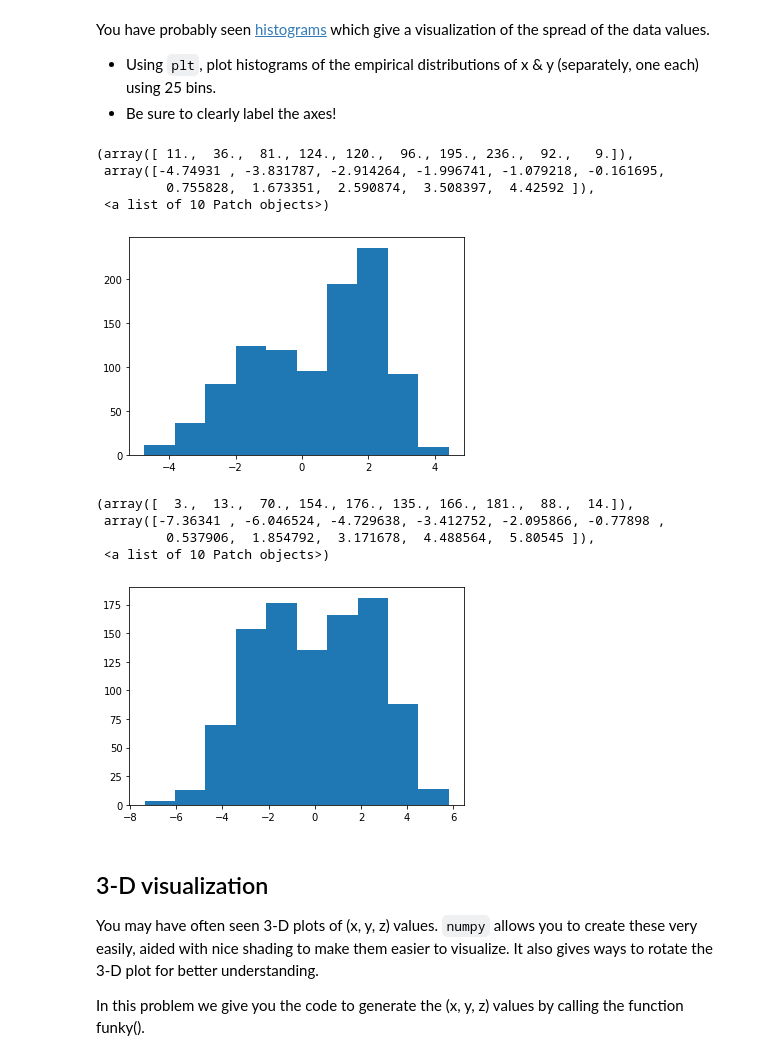
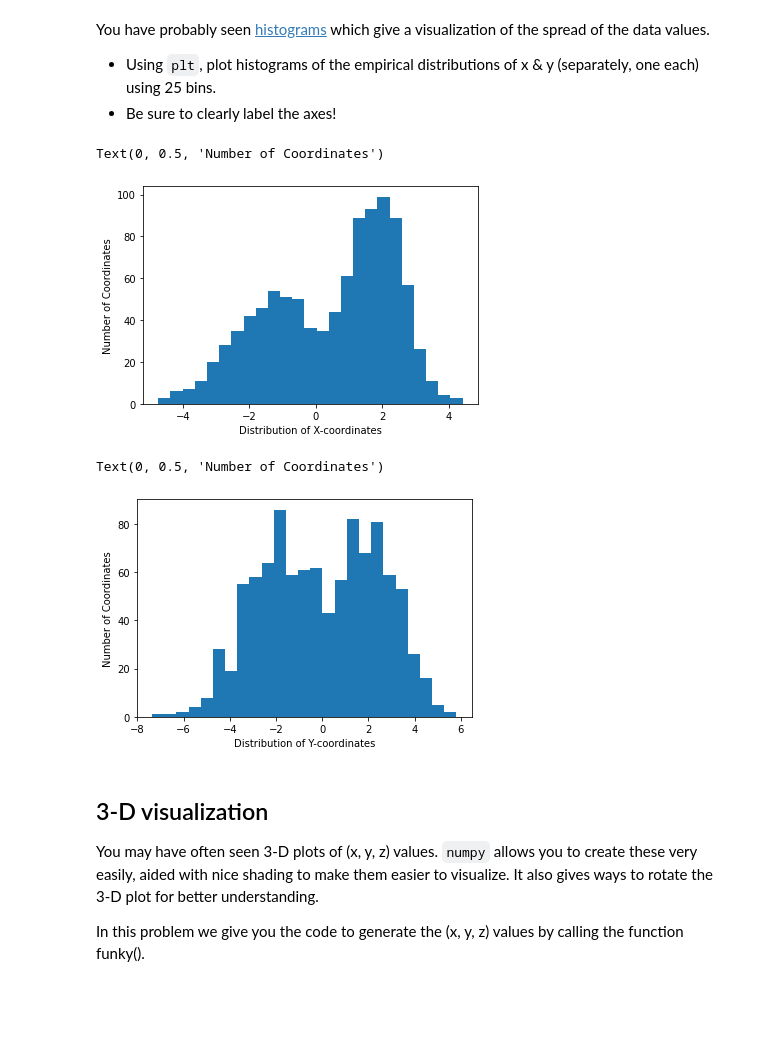
Before and after one commit to qhowery/COS324_PA0, a Jupyter notebook: COS324_P0A.ipynb, the cells around one changed output. Saved outputs shown, nothing was run; the diff lists cells and outputs as text; code cells hidden in the pictures; blank space fills up the shorter version.

```diff
--- a/COS324_P0A.ipynb
+++ b/COS324_P0A.ipynb
@@ -102,22 +102,20 @@ You have probably seen [histograms](https://en.wikipedia.org/wiki/Histogram) whi
 * Be sure to clearly label the axes!
 # %%
 # YOUR CODE GOES HERE: PLOT HISTOGRAM FOR X
-plt.hist(x)
+plt.hist(x, bins = 25)
+plt.xlabel("Distribution of X-coordinates")
+plt.ylabel("Number of Coordinates")
 # %% [output]
-(array([ 11.,  36.,  81., 124., 120.,  96., 195., 236.,  92.,   9.]),
- array([-4.74931 , -3.831787, -2.914264, -1.996741, -1.079218, -0.161695,
-         0.755828,  1.673351,  2.590874,  3.508397,  4.42592 ]),
- <a list of 10 Patch objects>)
+Text(0, 0.5, 'Number of Coordinates')
-[figure, old version]
+[figure, new version]
 # %%
 # YOUR CODE GOES HERE: PLOT HISTOGRAM FOR Y
-plt.hist(y)
+plt.hist(y, bins = 25)
+plt.xlabel("Distribution of Y-coordinates")
+plt.ylabel("Number of Coordinates")
 # %% [output]
-(array([  3.,  13.,  70., 154., 176., 135., 166., 181.,  88.,  14.]),
- array([-7.36341 , -6.046524, -4.729638, -3.412752, -2.095866, -0.77898 ,
-         0.537906,  1.854792,  3.171678,  4.488564,  5.80545 ]),
- <a list of 10 Patch objects>)
+Text(0, 0.5, 'Number of Coordinates')
-[figure, old version]
+[figure, new version]
 # %% [markdown]
 ## 3-D visualization
 
```
Also changed, not shown: parts of 2 cells of this notebook.
